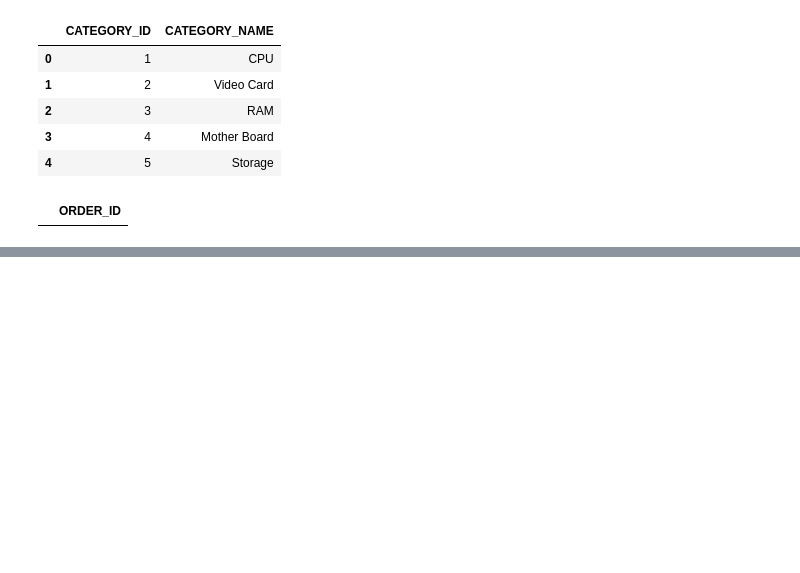
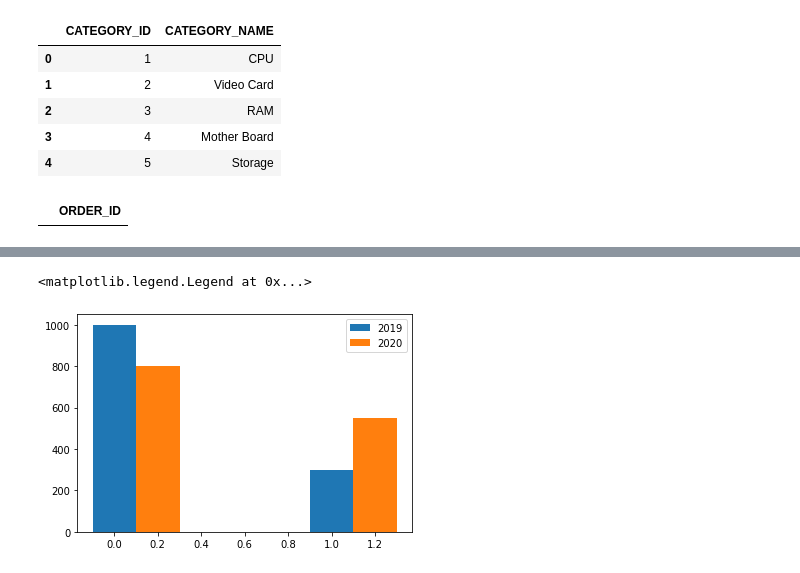
Before and after one commit to felipesveiga/Oracle-1, a Jupyter notebook: oracle.ipynb, the cells around one changed output, grey strips where cells are left out. Drawn from its saved outputs; the diff is of its cells as text; code cells hidden in the pictures; blank space fills up the shorter version.

```diff
--- a/oracle.ipynb
+++ b/oracle.ipynb
@@ -260,0 +590,18 @@ pd.read_sql(query, connection)
+# %%
+import matplotlib.pyplot as plt
+import numpy as np
+minerios1 = pd.read_csv('minerios1.csv', index_col = 0)
+minerios2 = pd.read_csv('minerios2.csv', index_col = 0)
+a = minerios1.iloc[:, 0]
+b = minerios2.iloc[:, 0]
+index1 = minerios1.index
+index2 = minerios2.index
+
+n = np.arange(2)
+
+plt.bar(x = n ,height = a, width = 0.2, label = '2019')
+plt.bar(x = n +0.2, height = b, width = 0.2, label = '2020')
+plt.legend()
+# %% [output]
+<matplotlib.legend.Legend at 0x...>
+[figure, added]
```
Also changed, not shown: parts of 35 cells of this notebook, 3 other files.
